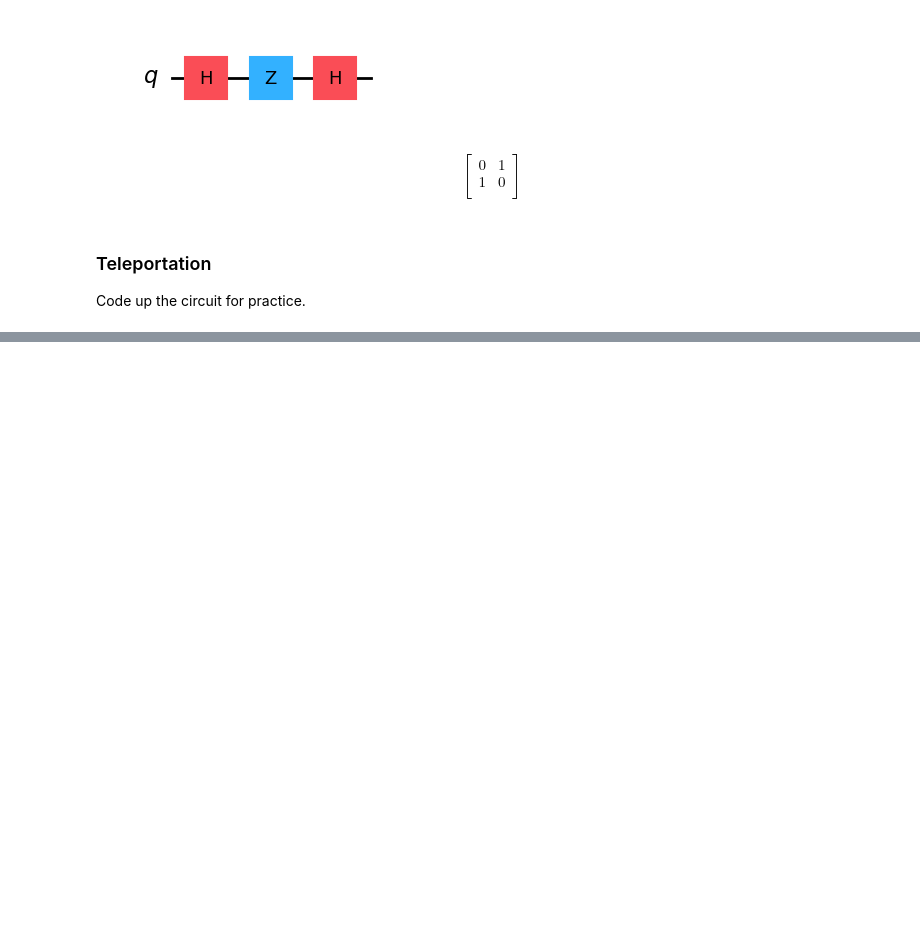
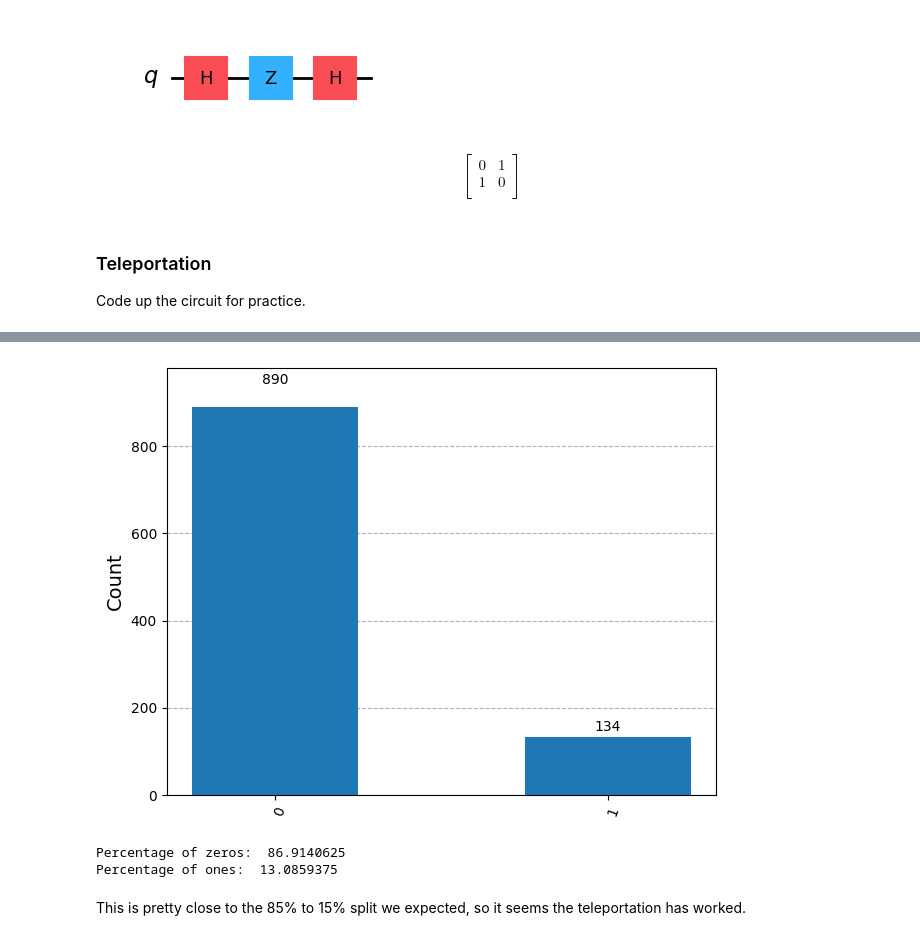
Before and after one commit to jg-data/qiskit-exploration, a Jupyter notebook: Foundations exploration.ipynb, the cells around one changed output, grey strips where cells are left out. Cells and saved outputs as stored; diff of their text form; code cells hidden in the pictures; blank space fills up the shorter version.

```diff
--- a/Foundations exploration.ipynb
+++ b/Foundations exploration.ipynb
@@ -254,0 +326,21 @@ Code up the circuit for practice.
+# %%
+from qiskit_aer import AerSimulator
+from qiskit.result import marginal_distribution
+
+simulation = AerSimulator().run(qTelepPi8).result()
+preresults = simulation.get_counts()
+results = marginal_distribution(preresults,[2])
+display(plot_histogram(results))
+# %% [output]
+[figure, added]
+# %%
+res0 = results['0']
+res1 = results['1']
+total = res0+res1 # == 2**10
+print('Percentage of zeros: ',res0*100/total)
+print('Percentage of ones: ',res1*100/total)
+# %% [output]
+Percentage of zeros:  86.9140625
+Percentage of ones:  13.0859375
+# %% [markdown]
+This is pretty close to the 85% to 15% split we expected, so it seems the teleportation has worked.
```
Also changed, not shown: parts of 6 cells of this notebook.
